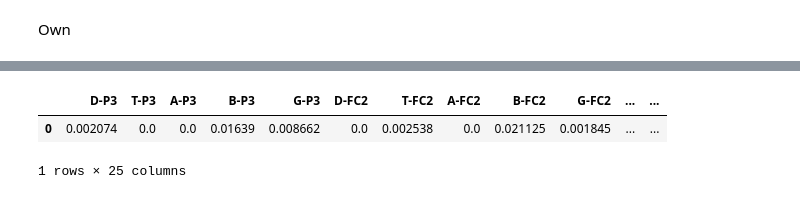
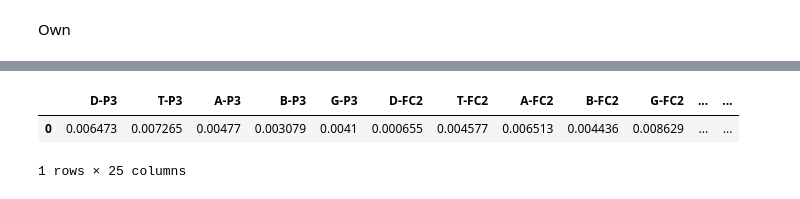
Before and after one commit to imjaimeortiz/TFG_BCI_Emotions_tests, a Jupyter notebook: runAll_Experiment4.ipynb, the cells around one changed output, grey strips where cells are left out. Cells and saved outputs as stored; diff of their text form; code cells hidden in the pictures.

```diff
--- a/runAll_Experiment4.ipynb
+++ b/runAll_Experiment4.ipynb
@@ -14,12 +14,14 @@ from sklearn.svm import LinearSVC
 from matplotlib import pyplot
 from sklearn.neighbors import KNeighborsClassifier
 from sklearn.feature_selection import SelectFromModel
+from sklearn.model_selection import GridSearchCV
+import csv
 
 
 #def select_file(file):
     #Lectura mediante pandas
-f = "data_preprocessed_python\\s32.dat"
-subject_id = 32
+f = "data_preprocessed_python\\s02.dat"
+subject_id = 2
 dictRaw = pd.read_pickle(f)
 
 labels = dictRaw.get('labels')
@@ -279,13 +338,16 @@ x = copia.drop(columns=['valence'])
 xTrain, xTest, yTrain, yTest = train_test_split(x,y, test_size = 0.2, random_state = 1)
 # %%
 #clf = SelectFromModel(RandomForestClassifier(n_estimators = 100))
-clf = RandomForestClassifier(max_depth=2, random_state=0, verbose=1, n_jobs=5)
-clf.fit(xTrain, np.ravel(yTrain))
+clf = RandomForestClassifier(random_state=0, verbose=1, n_jobs=5)
+rnd_rf_search = GridSearchCV(clf, param_grid=param_distribs_rf, scoring='accuracy')
+rnd_rf_search.fit(xTrain, np.ravel(yTrain))
+model = rnd_rf_search.best_estimator_
+predict = model.predict(xTest)
 
 #clf.get_support()
 #res = xTrain.columns[(clf.get_support())]
 
-series_importance = pd.Series(abs(clf.feature_importances_), index=all_bands_channels).nlargest(25)
+series_importance = pd.Series(abs(model.feature_importances_), index=all_bands_channels).nlargest(25)
 df_importances = series_importance.to_frame()
 res = df_importances.index
 
@@ -310,12 +386,12 @@ df_importances.T
 1 rows × 25 columns
 # %%
-series_importance = pd.Series(abs(clf.feature_importances_), index=all_bands_channels)
+series_importance = pd.Series(abs(model.feature_importances_), index=all_bands_channels)
 df_importances = series_importance.to_frame()
 df_literature = df_importances.T
 df_literature.loc[:,['D-P3', 'T-P3', 'A-P3', 'B-P3', 'G-P3', 'D-FC2','T-FC2','A-FC2','B-FC2','G-FC2', 'D-AF3','T-AF3','A-AF3','B-AF3','G-AF3', 'D-O1','T-O1','A-O1','B-O1','G-O1', 'D-FP1','T-FP1','A-FP1','B-FP1','G-FP1']]
 # %% [output]
 |  | D-P3 | T-P3 | A-P3 | B-P3 | G-P3 | D-FC2 | T-FC2 | A-FC2 | B-FC2 | G-FC2 | ... | ... |
-| 0 | 0.002074 | 0.0 | 0.0 | 0.01639 | 0.008662 | 0.0 | 0.002538 | 0.0 | 0.021125 | 0.001845 | ... | ... |
+| 0 | 0.006473 | 0.007265 | 0.00477 | 0.003079 | 0.0041 | 0.000655 | 0.004577 | 0.006513 | 0.004436 | 0.008629 | ... | ... |
 1 rows × 25 columns
 # %%
 svm_clf = svm.SVC(kernel='linear')
```
Also changed, not shown: parts of 9 cells of this notebook, 18 other files.
